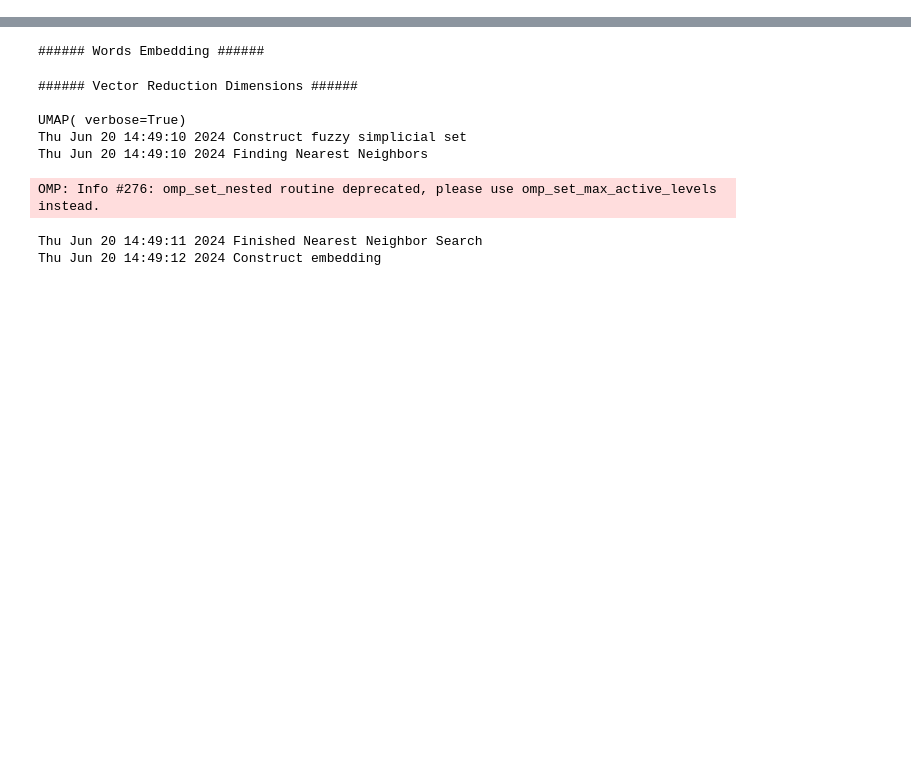
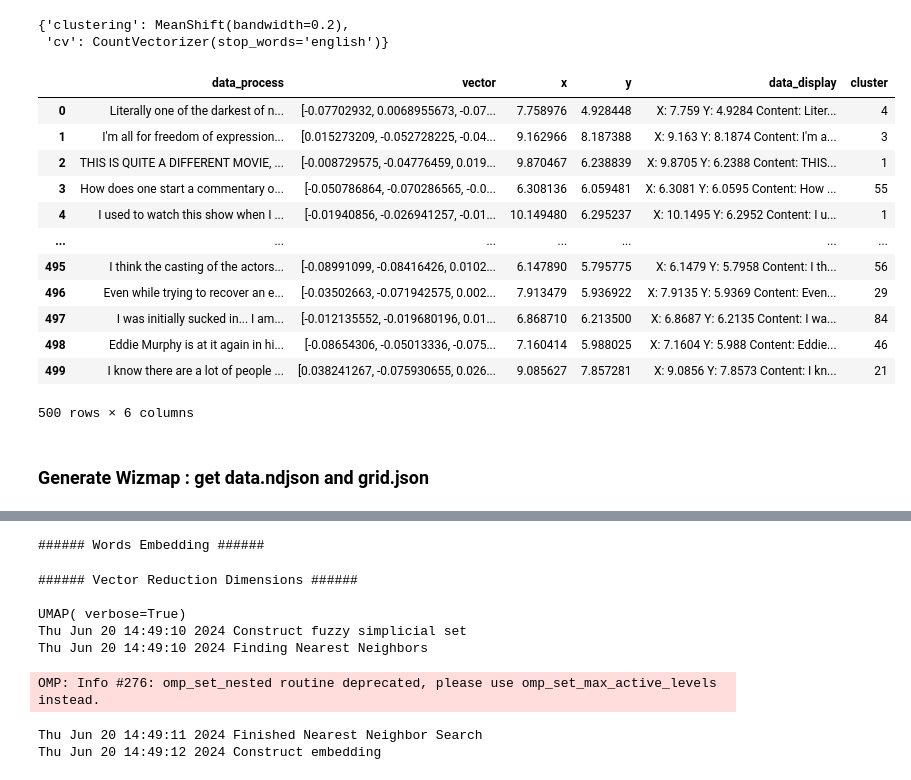
Before and after one commit to Dont-HurtMe/TopicModel-service, a Jupyter notebook: notebook/_00-example-use.ipynb, the cells around one changed output, grey strips where cells are left out. Drawn from its saved outputs; the diff is of its cells as text; code cells hidden in the pictures; blank space fills up the shorter version.

```diff
--- a/notebook/_00-example-use.ipynb
+++ b/notebook/_00-example-use.ipynb
@@ -48,0 +176,4 @@ df = df.sample(200)
+# %%
+cluster = MeanShift(bandwidth=0.2)
+# %%
+bert = Mini_Bert(cv=cv, cluster=cluster, n_topic=20, verbose=True)
@@ -48,0 +198,2 @@ df = df.sample(200)
+# %%
+cluster_result, models_dict, process_data = bert.run()
@@ -48,0 +216,23 @@ df = df.sample(200)
+# %%
+models_dict
+# %% [output]
+{'clustering': MeanShift(bandwidth=0.2),
+ 'cv': CountVectorizer(stop_words='english')}
+# %%
+process_data
+# %% [output]
+|  | data_process | vector | x | y | data_display | cluster |
+| 0 | Literally one of the darkest of n... | [-0.07702932, 0.0068955673, -0.07... | 7.758976 | 4.928448 | X: 7.759 Y: 4.9284 Content: Liter... | 4 |
+| 1 | I'm all for freedom of expression... | [0.015273209, -0.052728225, -0.04... | 9.162966 | 8.187388 | X: 9.163 Y: 8.1874 Content: I'm a... | 3 |
+| 2 | THIS IS QUITE A DIFFERENT MOVIE, ... | [-0.008729575, -0.04776459, 0.019... | 9.870467 | 6.238839 | X: 9.8705 Y: 6.2388 Content: THIS... | 1 |
+| 3 | How does one start a commentary o... | [-0.050786864, -0.070286565, -0.0... | 6.308136 | 6.059481 | X: 6.3081 Y: 6.0595 Content: How ... | 55 |
+| 4 | I used to watch this show when I ... | [-0.01940856, -0.026941257, -0.01... | 10.149480 | 6.295237 | X: 10.1495 Y: 6.2952 Content: I u... | 1 |
+| ... | ... | ... | ... | ... | ... | ... |
+| 495 | I think the casting of the actors... | [-0.08991099, -0.08416426, 0.0102... | 6.147890 | 5.795775 | X: 6.1479 Y: 5.7958 Content: I th... | 56 |
+| 496 | Even while trying to recover an e... | [-0.03502663, -0.071942575, 0.002... | 7.913479 | 5.936922 | X: 7.9135 Y: 5.9369 Content: Even... | 29 |
+| 497 | I was initially sucked in... I am... | [-0.012135552, -0.019680196, 0.01... | 6.868710 | 6.213500 | X: 6.8687 Y: 6.2135 Content: I wa... | 84 |
+| 498 | Eddie Murphy is at it again in hi... | [-0.08654306, -0.05013336, -0.075... | 7.160414 | 5.988025 | X: 7.1604 Y: 5.988 Content: Eddie... | 46 |
+| 499 | I know there are a lot of people ... | [0.038241267, -0.075930655, 0.026... | 9.085627 | 7.857281 | X: 9.0856 Y: 7.8573 Content: I kn... | 21 |
+500 rows × 6 columns
+# %% [markdown]
+### **Generate Wizmap : get data.ndjson and grid.json**
```
Also changed, not shown: parts of 49 cells of this notebook.
